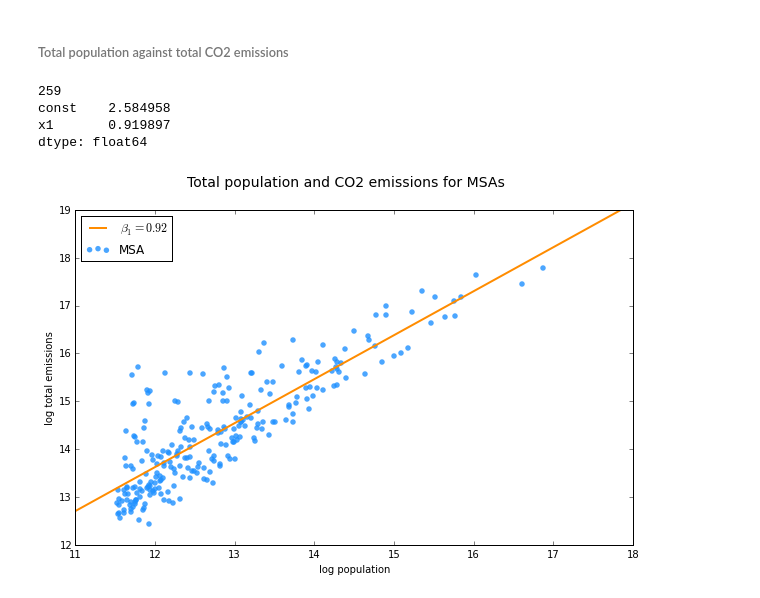
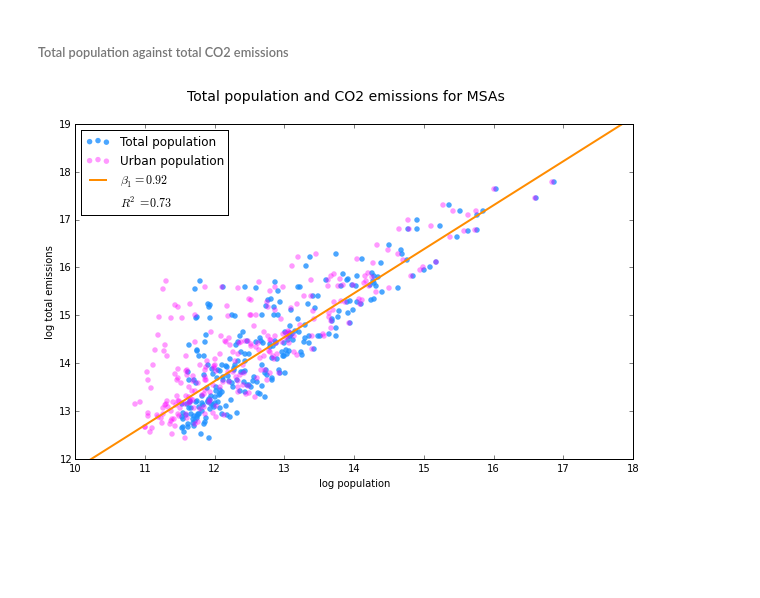
Before and after one commit to pvarsh/foundations-a4, a Jupyter notebook: assignment-4.ipynb, the cells around one changed output. Saved outputs shown, nothing was run; the diff lists cells and outputs as text; code cells hidden in the pictures; blank space fills up the shorter version.

Commit message:
Plots good. Working on rankings.

```diff
--- a/assignment-4.ipynb
+++ b/assignment-4.ipynb
@@ -192,18 +220,27 @@ dtype: object
 # %%
 ### Temporary demographic and co2 join
-
 demo_co2 = pd.merge(demograph, co2, how = 'inner', on = 'county_FIPS')
 demo_co2.shape
 demo_co2.head()
 
+# Join countyToMSA with MSA_name to lose PMSAs and gain names
+# countyToMSA = pd.merge(MSA_name, countyToMSA, how = 'inner', on = 'msa_code')
+
 ### Joining temporary table above with county_MSA table and aggregating by MSA
 demo_co2_with_MSA = pd.merge(demo_co2, countyToMSA, how = 'inner', on = 'county_FIPS')
 grouped = demo_co2_with_MSA.groupby(['msa_code'])
-mt = grouped.sum()
-mt.drop(['pop_density', 'county_FIPS'], axis = 1, inplace = True) # after summing, these variables are meaningless
+mt_temp = grouped.sum()
+mt_temp.drop(['pop_density', 'county_FIPS'], axis = 1, inplace = True) # after summing, these variables are meaningless
+mt_temp['msa_code'] = mt_temp.index # for merge
+
+### Join with names
+mt = pd.merge(mt_temp, MSA_name, how = 'inner', on ='msa_code')
 
 ### Dropping MSAs with total population < 100,000
 mt = mt[mt.pop_total > 1e5]
+mt['co2_per_capita']=mt.co2_total / mt.pop_total
+
+mt = mt.reindex(list(range(mt.shape[0])))
 
 mt.head()
 # %% [output]
@@ -227,47 +263,51 @@ ax1.set_xlabel('log population')
 ax1.set_ylabel('log total emissions')
 
 ### Scatter
-ax1.scatter(np.log(mt.pop_total),
+scatter1 = ax1.scatter(np.log(mt.pop_total),
             np.log(mt.co2_total),
             c = "dodgerblue",
             lw = 0,
             s = 30,
             alpha = 0.8,
+            label = "MSA")
+
+scatter1_1 = ax1.scatter(np.log(mt.pop_urban),
+            np.log(mt.co2_total),
+            c = "magenta",
+            lw = 0,
+            s = 30,
+            alpha = 0.4,
             label = "MSA")
 
 ### Get x and y lims
 xmin, xmax = ax1.get_xlim()
 ymin, ymax = ax1.get_ylim()
 
 ### Regression
 # Design matrix
 y = np.log(mt.co2_total)
 ones = np.ones(mt.shape[0])
 X = np.column_stack((ones, np.log(mt.pop_total)))
 
 # Fit model
 mod1 = sm.OLS(y, X).fit()
-print mt.shape[0]
-print mod1.params
 
 ### Plot regression line
 x = np.linspace(xmin, xmax)
 y = mod1.params[0] + mod1.params[1] * x
 regression_label = r'$\beta_1 = %2.2f$' %mod1.params[1]
-ax1.plot(x, y, c = 'darkorange', lw = 2, label = regression_label)
+line1, = ax1.plot(x, y, c = 'darkorange', lw = 2, label = regression_label)
 
 # Set x and y lims
 ax1.set_xlim(xmin, xmax)
 ax1.set_ylim(ymin, ymax)
 
 # Legend
-ax1.legend(loc = 2)
+extra = ptch.Rectangle((0, 0), 1, 1, fc="w", fill=False, edgecolor='none', linewidth=0)
+rsq = r'$R^2 = %2.2f$' %mod1.rsquared
+ax1.legend((scatter1, scatter1_1, line1, extra), ("Total population", "Urban population", regression_label, rsq), loc = 2)
 
 # Show
 plt.show()
 # %% [output]
-259
-const    2.584958
-x1       0.919897
-dtype: float64
-[figure, old version]
+[figure, new version]
```
Also changed, not shown: parts of 20 cells of this notebook.
